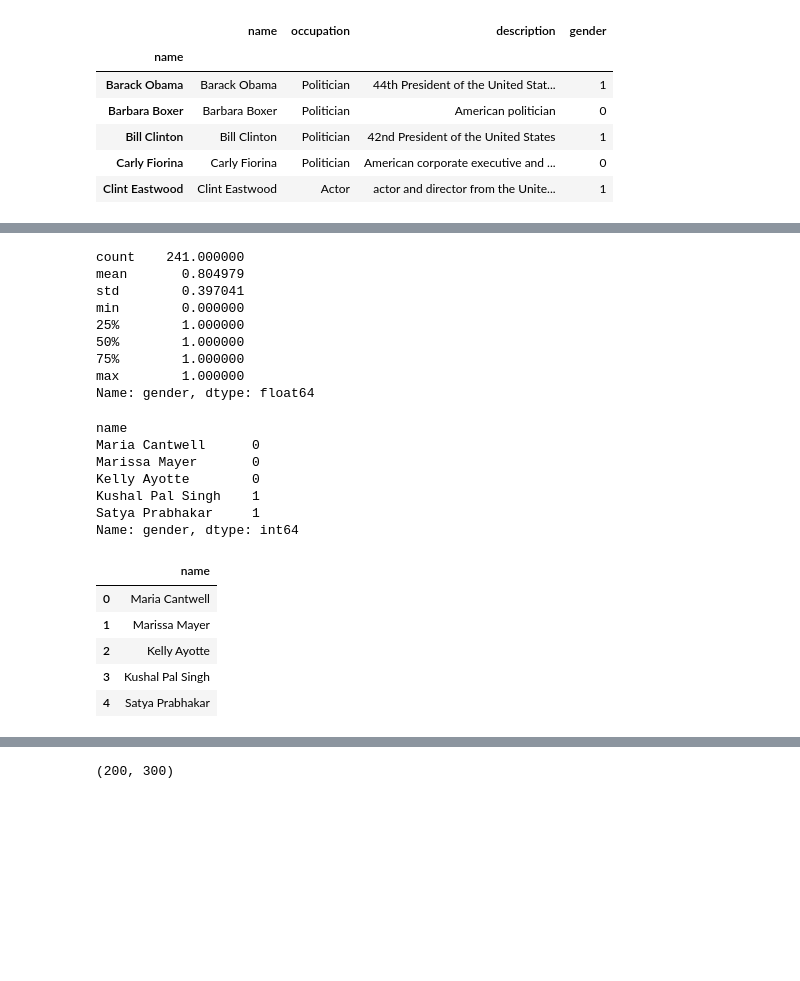
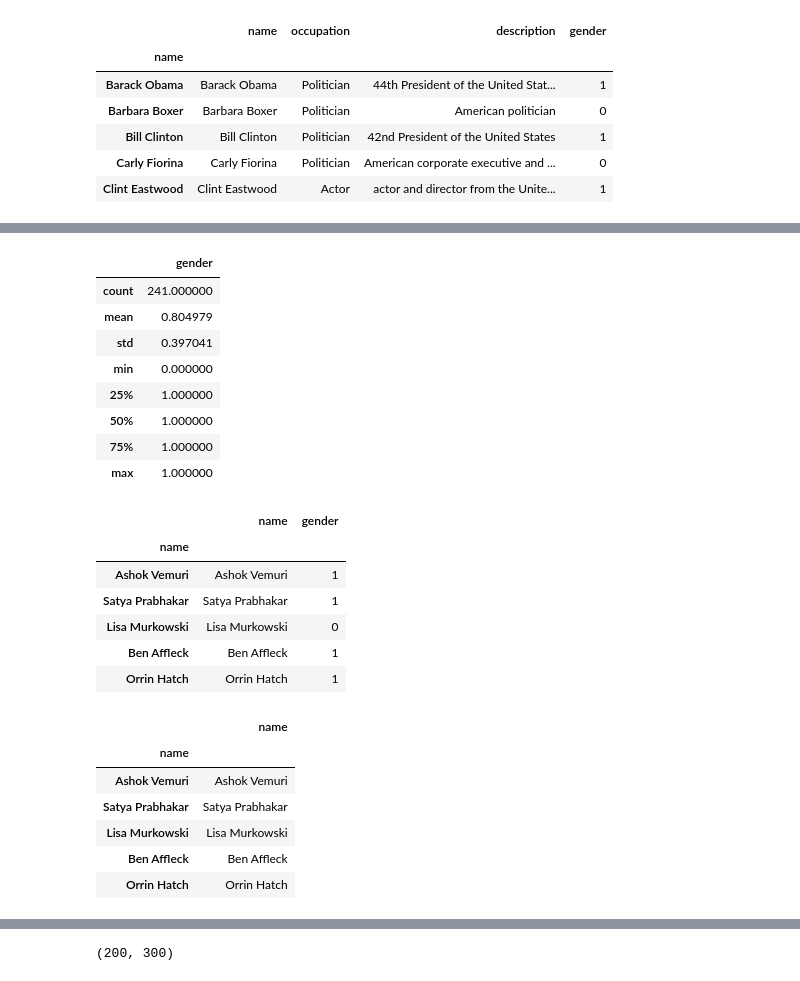
Before and after one commit to javedqadruddin/person2vec, a Jupyter notebook: notebooks/Experiments.ipynb, the cells around one changed output, grey strips where cells are left out. Cells and saved outputs as stored; diff of their text form; code cells hidden in the pictures; blank space fills up the shorter version.

Commit message:
fix gender experiments bugs, start occupation experiments

```diff
--- a/notebooks/Experiments.ipynb
+++ b/notebooks/Experiments.ipynb
@@ -31,3 +31,7 @@ raw_data.head()
 | Bill Clinton | Bill Clinton | Politician | 42nd President of the United States | 1 |
 | Carly Fiorina | Carly Fiorina | Politician | American corporate executive and ... | 0 |
 | Clint Eastwood | Clint Eastwood | Actor | actor and director from the Unite... | 1 |
+# %%
+name_and_gender = raw_data.drop(['occupation','description'], axis=1)
+#name_and_gender = name_and_gender.reset_index(inplace=True)
+name_and_gender.head()
@@ -34,5 +46,4 @@ raw_data.head()
 # %%
-name_and_gender = raw_data['gender']
 name_and_gender = shuffle(name_and_gender)
 name_and_gender.head()
 # %% [output]
@@ -67,39 +84,40 @@ def _name_not_has_vec(name):
     except:
         return True
 # %%
-truncated_name_and_gender = name_and_gender.drop([name for name in name_and_gender.keys() if _name_not_has_vec(name)])
+truncated_name_and_gender = name_and_gender.drop([name for name in name_and_gender.index.values if _name_not_has_vec(name)])
 # %%
 truncated_name_and_gender.describe()
 # %% [output]
-count    241.000000
-mean       0.804979
-std        0.397041
-min        0.000000
-25%        1.000000
-50%        1.000000
-75%        1.000000
-max        1.000000
-Name: gender, dtype: float64
+|  | gender |
+| count | 241.000000 |
+| mean | 0.804979 |
+| std | 0.397041 |
+| min | 0.000000 |
+| 25% | 1.000000 |
+| 50% | 1.000000 |
+| 75% | 1.000000 |
+| max | 1.000000 |
 # %%
 truncated_name_and_gender.head()
 # %% [output]
-name
-Maria Cantwell      0
-Marissa Mayer       0
-Kelly Ayotte        0
-Kushal Pal Singh    1
-Satya Prabhakar     1
-Name: gender, dtype: int64
+|  | name | gender |
+| name |  |  |
+| Ashok Vemuri | Ashok Vemuri | 1 |
+| Satya Prabhakar | Satya Prabhakar | 1 |
+| Lisa Murkowski | Lisa Murkowski | 0 |
+| Ben Affleck | Ben Affleck | 1 |
+| Orrin Hatch | Orrin Hatch | 1 |
 # %%
-name_and_vector = pandas.DataFrame(truncated_name_and_gender.keys(), columns=['name'])
+name_and_vector = truncated_name_and_gender.drop(['gender'], axis=1)
 name_and_vector.head()
 # %% [output]
 |  | name |
-| 0 | Maria Cantwell |
-| 1 | Marissa Mayer |
-| 2 | Kelly Ayotte |
-| 3 | Kushal Pal Singh |
-| 4 | Satya Prabhakar |
+| name |  |
+| Ashok Vemuri | Ashok Vemuri |
+| Satya Prabhakar | Satya Prabhakar |
+| Lisa Murkowski | Lisa Murkowski |
+| Ben Affleck | Ben Affleck |
+| Orrin Hatch | Orrin Hatch |
 # %%
 def _get_vector(row):
     return word2vec.word_vec(row.replace(' ','_')).flatten()
```
Also changed, not shown: parts of 24 cells of this notebook, 1 other file.
